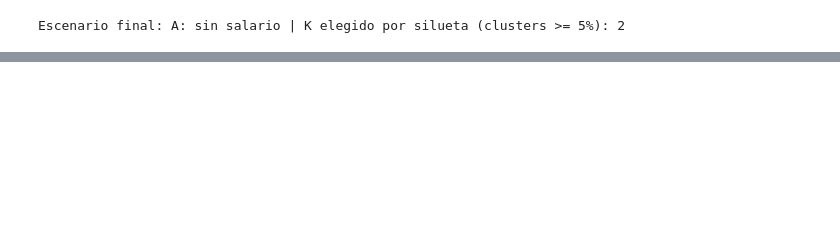
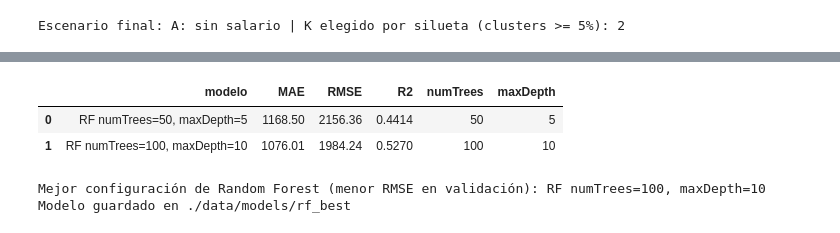
Before and after one commit to Zacatac23/Laboratorio-7-Spark, a Jupyter notebook: Laboratorio7_Avance_SparkMLlib.ipynb, the cells around one changed output, grey strips where cells are left out. Saved outputs shown, nothing was run; the diff lists cells and outputs as text; code cells hidden in the pictures; blank space fills up the shorter version.

```diff
--- a/Laboratorio7_Avance_SparkMLlib.ipynb
+++ b/Laboratorio7_Avance_SparkMLlib.ipynb
@@ -881,0 +1048,34 @@ Se generaron: `personas_2025_preparado.parquet` y `personas_2026_preparado.parqu
+# %%
+# ============ Ejercicio 6: Random Forest ============
+CONFIGS_RF = [
+    {"nombre": "RF numTrees=50, maxDepth=5",   "numTrees": 50,  "maxDepth": 5},
+    {"nombre": "RF numTrees=100, maxDepth=10", "numTrees": 100, "maxDepth": 10},
+]
+
+resultados_rf, modelos_rf = [], {}
+for cfg in CONFIGS_RF:
+    rf = RandomForestRegressor(featuresCol="features_raw", labelCol=LABEL, seed=SEED,
+                               numTrees=cfg["numTrees"], maxDepth=cfg["maxDepth"])
+    pipe = Pipeline(stages=etapas_preprocesamiento() + [rf]).fit(train)
+    pred_valid_rf = pipe.transform(valid)
+    m = evaluar(pred_valid_rf, cfg["nombre"])
+    m.update({"numTrees": cfg["numTrees"], "maxDepth": cfg["maxDepth"]})
+    resultados_rf.append(m)
+    modelos_rf[cfg["nombre"]] = pipe
+
+tabla_rf = pd.DataFrame(resultados_rf)
+display(tabla_rf)
+
+mejor_rf_nombre = tabla_rf.sort_values("RMSE").iloc[0]["modelo"]
+mejor_rf = modelos_rf[mejor_rf_nombre]
+print("Mejor configuración de Random Forest (menor RMSE en validación):", mejor_rf_nombre)
+
+resultados_modelos.append(evaluar(mejor_rf.transform(valid), f"RF ({mejor_rf_nombre}) - validación"))
+mejor_rf.write().overwrite().save(f"{DIR_MODELOS}/rf_best")
+print(f"Modelo guardado en {DIR_MODELOS}/rf_best")
+# %% [output]
+|  | modelo | MAE | RMSE | R2 | numTrees | maxDepth |
+| 0 | RF numTrees=50, maxDepth=5 | 1168.50 | 2156.36 | 0.4414 | 50 | 5 |
+| 1 | RF numTrees=100, maxDepth=10 | 1076.01 | 1984.24 | 0.5270 | 100 | 10 |
+Mejor configuración de Random Forest (menor RMSE en validación): RF numTrees=100, maxDepth=10
+Modelo guardado en ./data/models/rf_best
```
Also changed, not shown: parts of 35 cells of this notebook.
